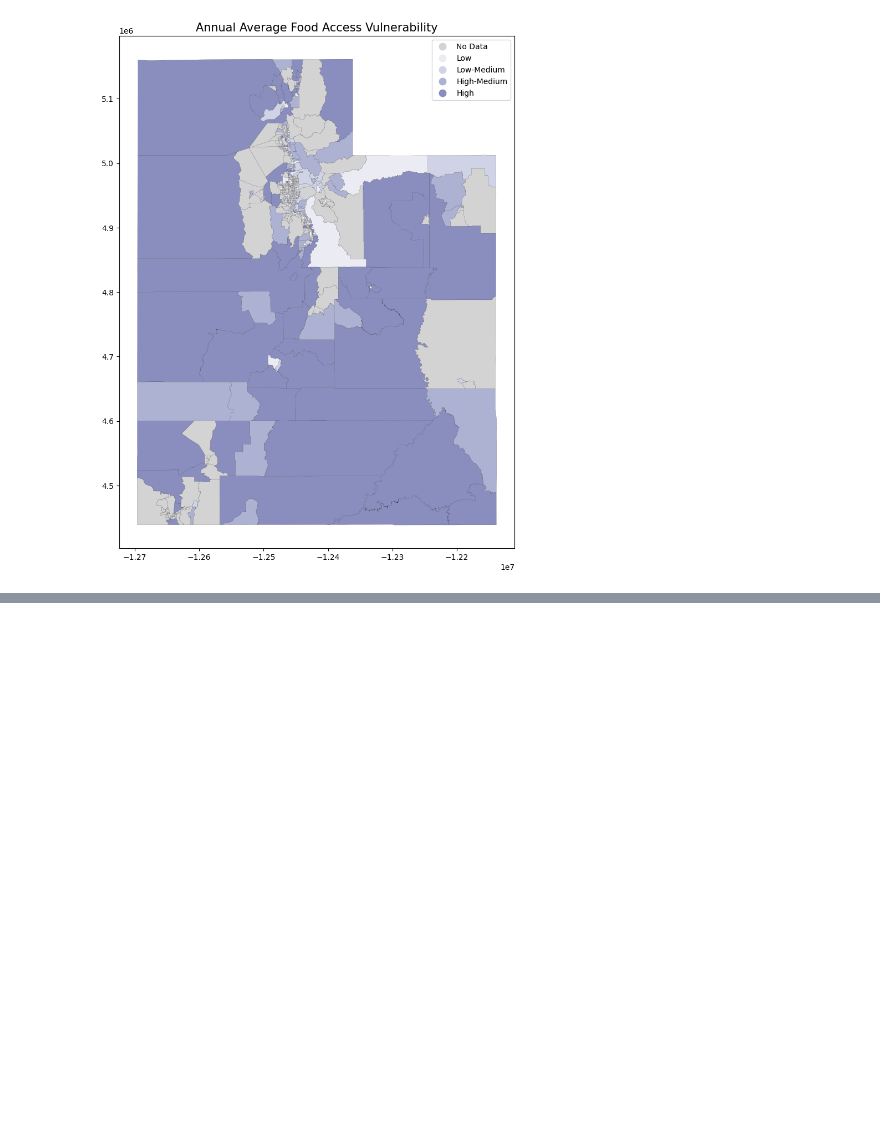
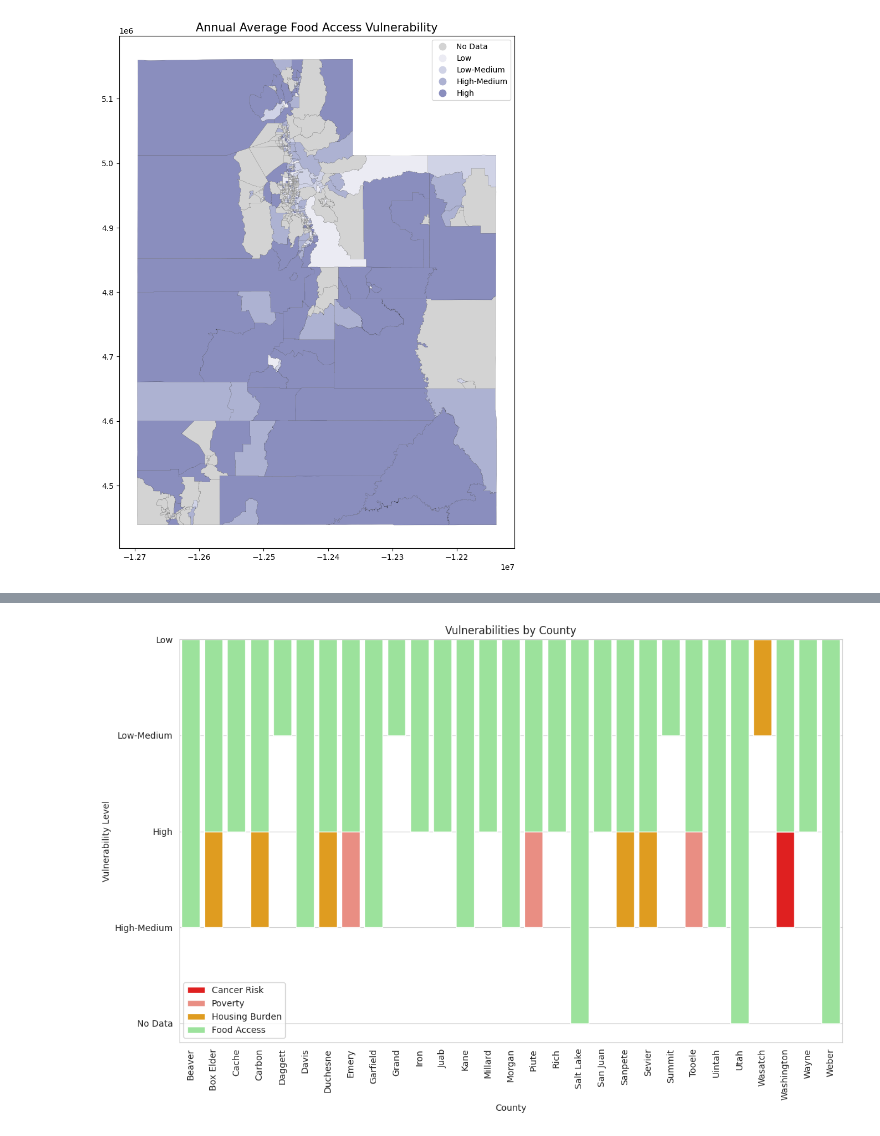
Before and after one commit to js-choi/sdh-data-wrangling, a Jupyter notebook: maps.ipynb, the cells around one changed output, grey strips where cells are left out. Drawn from its saved outputs; the diff is of its cells as text; code cells hidden in the pictures; blank space fills up the shorter version.

```diff
--- a/maps.ipynb
+++ b/maps.ipynb
@@ -264,3 +320,25 @@ For example, when doing 'df[col].method(value, inplace=True)', try using 'df.met
+# %%
+import seaborn as sns
+import matplotlib.pyplot as plt
+
+# Set the style
+sns.set_style("whitegrid")
+
+# Plot
+plt.figure(figsize=(12, 8))
+sns.barplot(data=merged, x='County', y='Cancer Risk Vulnerability', color='red', label='Cancer Risk')
+sns.barplot(data=merged, x='County', y='Poverty Vulnerability', color='salmon', label='Poverty')
+sns.barplot(data=merged, x='County', y='Housing Burden Vulnerability', color='orange', label='Housing Burden')
+sns.barplot(data=merged, x='County', y='Food Access Vulnerability', color='lightgreen', label='Food Access')
+plt.xticks(rotation=90)
+plt.title('Vulnerabilities by County')
+plt.xlabel('County')
+plt.ylabel('Vulnerability Level')
+plt.legend()
+plt.tight_layout()
+plt.show()
+# %% [output]
+[figure, added]
 # %%
 #E_POV150 - Persons below 150% poverty estimate
 #E_HBURD - Housing cost-burdened occupied housing units with annual income less than $75,000 (30%+ of income spent on housing costs)
```
Also changed, not shown: parts of 1 cell of this notebook, 3 other files.
